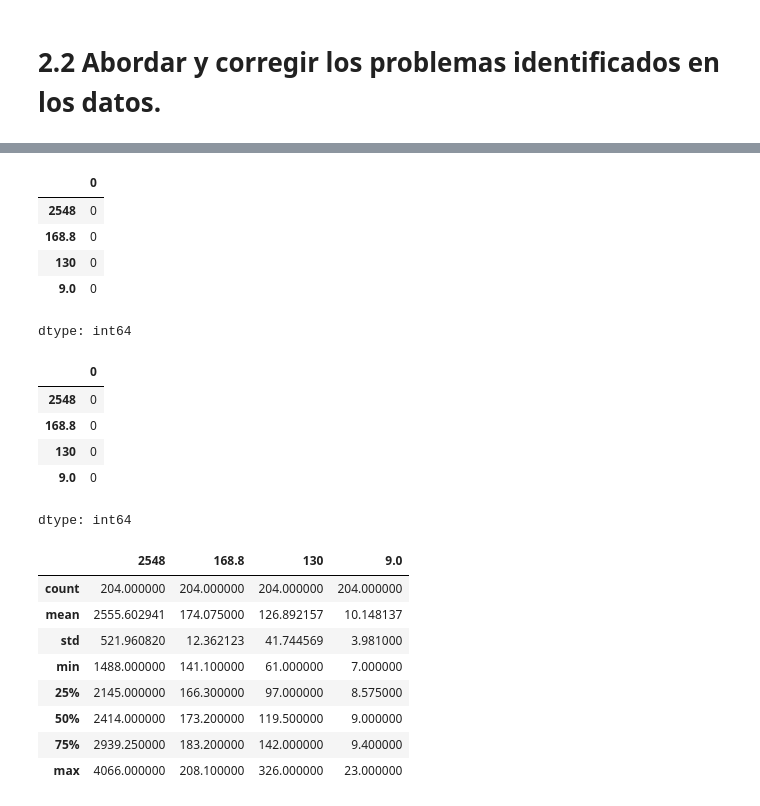
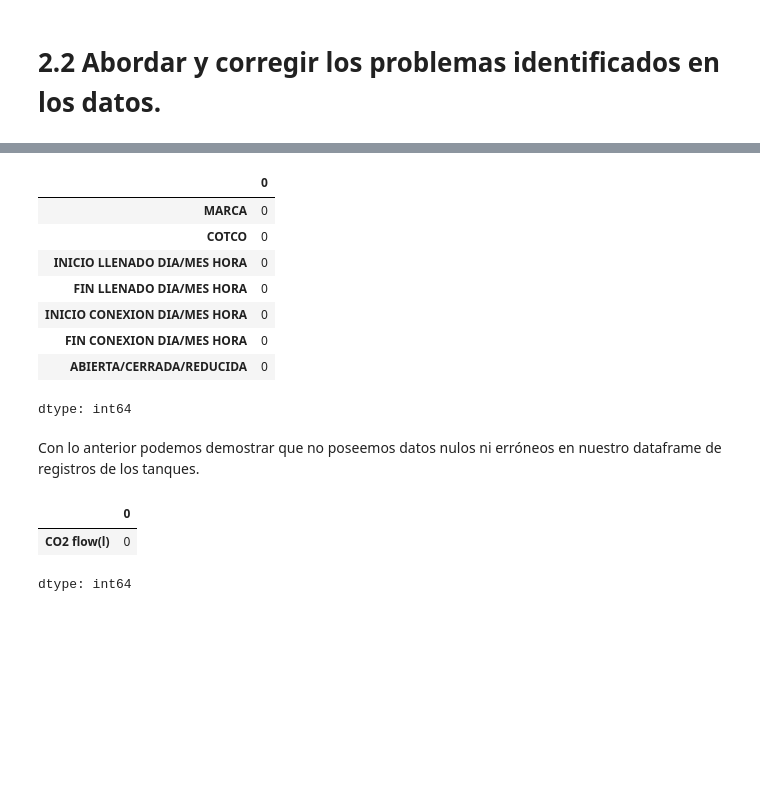
Before and after one commit to A01793469/CO2MassBalance_Equipo6, a Jupyter notebook: Avance1_Equipo6.ipynb, the cells around one changed output, grey strips where cells are left out. Drawn from its saved outputs; the diff is of its cells as text; code cells hidden in the pictures; blank space fills up the shorter version.

Commit message:
Added mocks and Jupyter lab almost fully done

```diff
--- a/Avance1_Equipo6.ipynb
+++ b/Avance1_Equipo6.ipynb
@@ -93,0 +38,13 @@ target_df.head()
+# %%
+# Definimos el folder donde se encuentran los datos y leemos el json con las
+# capacidades de los tanques
+
+data_folder = '/content/drive/MyDrive/PI - CO2 Mass Balance/data'
+tank_capacity_json = 'tank_capacities_mock.json'
+
+tank_capacity_path = os.path.join(data_folder, tank_capacity_json)
+
+with open(tank_capacity_path, 'r') as json_file:
+    tanks_capacities_dict = json.load(json_file)
+
+tanks_capacities_dict
@@ -93,0 +71,9 @@ target_df.head()
+# %%
+# Leemos el dataset de los registros de los tanques, con las fechas e informaación.
+
+registers_name = 'tanks_registers_mock.csv'
+registers_path = os.path.join(data_folder, registers_name)
+
+registers_df = pd.read_csv(registers_path, index_col='#TQ')
+
+registers_df.head()
@@ -96,32 +192,20 @@ target_df.head()
 # %%
-target_df.isnull().sum()
+registers_df.isnull().sum()
 # %% [output]
 |  | 0 |
-| 2548 | 0 |
-| 168.8 | 0 |
-| 130 | 0 |
-| 9.0 | 0 |
+| MARCA | 0 |
+| COTCO | 0 |
+| INICIO LLENADO DIA/MES HORA | 0 |
+| FIN LLENADO DIA/MES HORA | 0 |
+| INICIO CONEXION DIA/MES HORA | 0 |
+| FIN CONEXION DIA/MES HORA | 0 |
+| ABIERTA/CERRADA/REDUCIDA | 0 |
 dtype: int64
+# %% [markdown]
+Con lo anterior podemos demostrar que no poseemos datos nulos ni erróneos en nuestro dataframe de registros de los tanques.
 # %%
-target_df.isna().sum()
+flow_df.isna().sum()
 # %% [output]
 |  | 0 |
-| 2548 | 0 |
-| 168.8 | 0 |
-| 130 | 0 |
-| 9.0 | 0 |
+| CO2 flow(l) | 0 |
 dtype: int64
-# %%
-# Una vez limpios los datos, podemos realizar descripciones del dataset
-
-target_df.describe()
-# %% [output]
-|  | 2548 | 168.8 | 130 | 9.0 |
-| count | 204.000000 | 204.000000 | 204.000000 | 204.000000 |
-| mean | 2555.602941 | 174.075000 | 126.892157 | 10.148137 |
-| std | 521.960820 | 12.362123 | 41.744569 | 3.981000 |
-| min | 1488.000000 | 141.100000 | 61.000000 | 7.000000 |
-| 25% | 2145.000000 | 166.300000 | 97.000000 | 8.575000 |
-| 50% | 2414.000000 | 173.200000 | 119.500000 | 9.000000 |
-| 75% | 2939.250000 | 183.200000 | 142.000000 | 9.400000 |
-| max | 4066.000000 | 208.100000 | 326.000000 | 23.000000 |
```
Also changed, not shown: parts of 31 cells of this notebook, 4 other files.
